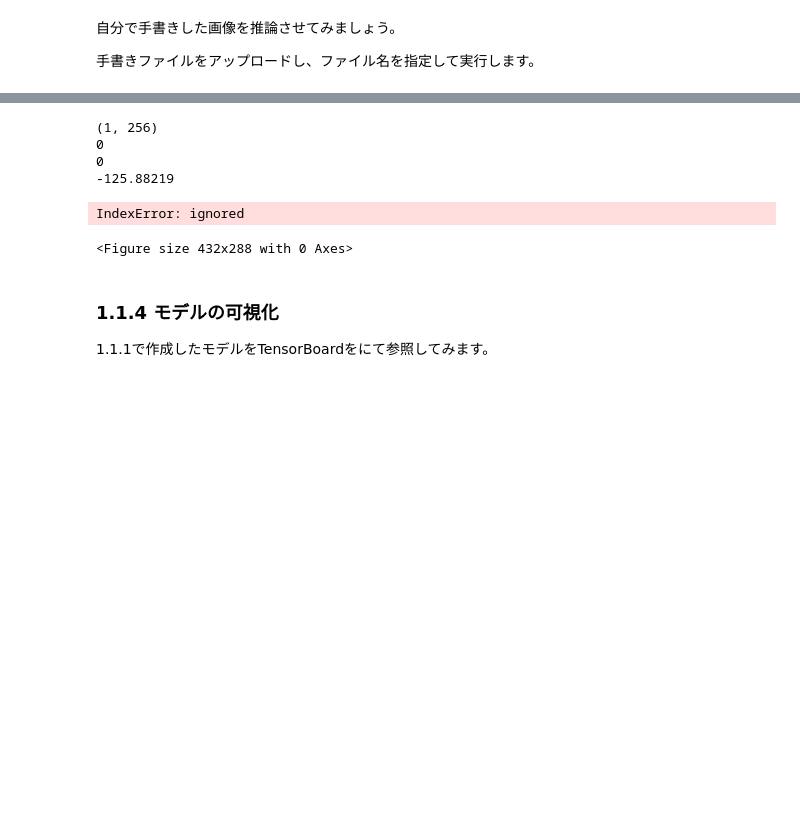
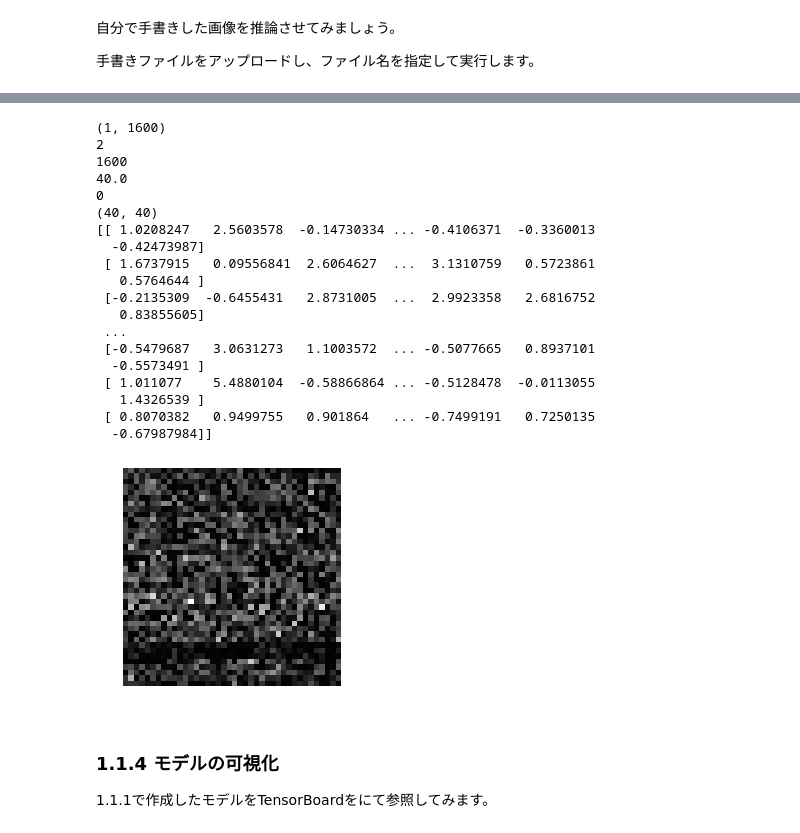
Before and after one commit to scpepper69/dl4us, a Jupyter notebook: lesson1/lesson1_sec1_exercise_mod.ipynb, the cells around one changed output, grey strips where cells are left out. Drawn from its saved outputs; the diff is of its cells as text; code cells hidden in the pictures; blank space fills up the shorter version.

```diff
--- a/lesson1/lesson1_sec1_exercise_mod.ipynb
+++ b/lesson1/lesson1_sec1_exercise_mod.ipynb
@@ -451,7 +452,10 @@ def middle_layer_output(numlay, INPDATA):
     get_layer = K.function([model.layers[0].input], [model.layers[numlay].output])
     layer_output_comp = get_layer([INPDATA])[0]
     print(layer_output_comp.shape)
-    if model_structure == "CNN":
+    print(layer_output_comp.ndim)
+    print(len(layer_output_comp[0]))
+    print(np.sqrt(len(layer_output_comp[0])))
+    if layer_output_comp.ndim == 4:
         dim_n = layer_output_comp.shape[0]
         dim_x = layer_output_comp.shape[1]
         dim_y = layer_output_comp.shape[2]
@@ -464,36 +468,59 @@ def middle_layer_output(numlay, INPDATA):
     plt.figure()
     for num_pic in range(dim_n):
         print(num_pic)
-        for num_map in range(dim_z):
-            print(num_map)
-            if model_structure == "CNN":
+        if layer_output_comp.ndim == 4:
+            for num_map in range(dim_z):
+#                print(num_map)
                 img = layer_output_comp[num_pic, :, :, num_map]
-            else:
-                img = layer_output_comp[num_pic, num_map]
+#                print(img)
+                img = Image.fromarray(np.uint8(img))
+                plt.subplot(8,8,num_map+1)
+                plt.axis('off')
+                plt.imshow(img, cmap='gray')
+#                plt.savefig('Layer' + str(numlay) + '_input' + str(num_pic) + '.png')
+
+        else:
+            dims = int(np.sqrt(len(layer_output_comp[0])))
+            img = layer_output_comp[num_pic, :]
+            img = img.reshape(dims, dims).astype(np.float32)
+#            img = Image.fromarray(np.uint8(img))
+            print(img.shape)
             print(img)
-            img = Image.fromarray(np.uint8(img))
-
-            plt.subplot(8,8,num_map+1)
+#            plt.subplot(8,8,1)
             plt.axis('off')
             plt.imshow(img, cmap='gray')
-#            plt.savefig('Layer' + str(numlay) + '_input' + str(num_pic) + '.png')
 # %%
 # レイヤーごとの特徴マップの出力
-middle_layer_output(0, img)
+#middle_layer_output(0, img)
 #middle_layer_output(1, img)
 #middle_layer_output(2, img)
 #middle_layer_output(3, img)
 #middle_layer_output(4, img)
 #middle_layer_output(5, img)
 #middle_layer_output(6, img)
 #middle_layer_output(7, img)
+middle_layer_output(8, img)
 # %% [output]
-(1, 256)
+(1, 1600)
+2
+1600
+40.0
 0
-0
--125.88219
+(40, 40)
+[[ 1.0208247   2.5603578  -0.14730334 ... -0.4106371  -0.3360013
+  -0.42473987]
+ [ 1.6737915   0.09556841  2.6064627  ...  3.1310759   0.5723861
+   0.5764644 ]
+ [-0.2135309  -0.6455431   2.8731005  ...  2.9923358   2.6816752
+   0.83855605]
+ ...
+ [-0.5479687   3.0631273   1.1003572  ... -0.5077665   0.8937101
+  -0.5573491 ]
+ [ 1.011077    5.4880104  -0.58866864 ... -0.5128478  -0.0113055
+   1.4326539 ]
+ [ 0.8070382   0.9499755   0.901864   ... -0.7499191   0.7250135
+  -0.67987984]]
-IndexError: ignored
-<Figure size 432x288 with 0 Axes>
+[figure, added]
 # %% [markdown]
 ### 1.1.4 モデルの可視化
 
```
Also changed, not shown: parts of 8 cells of this notebook.
